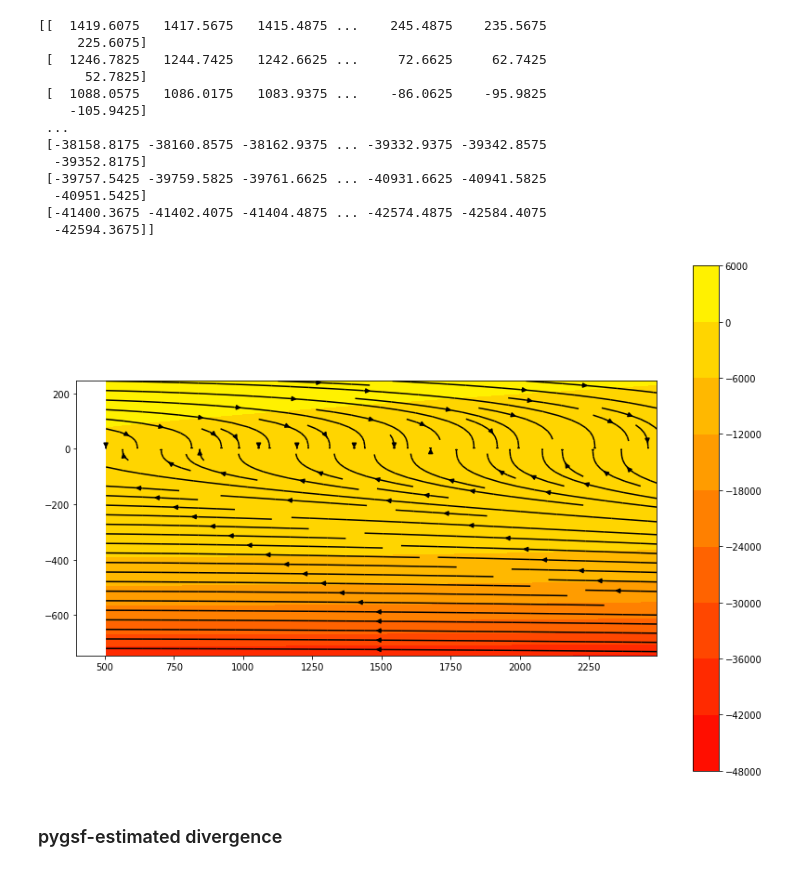
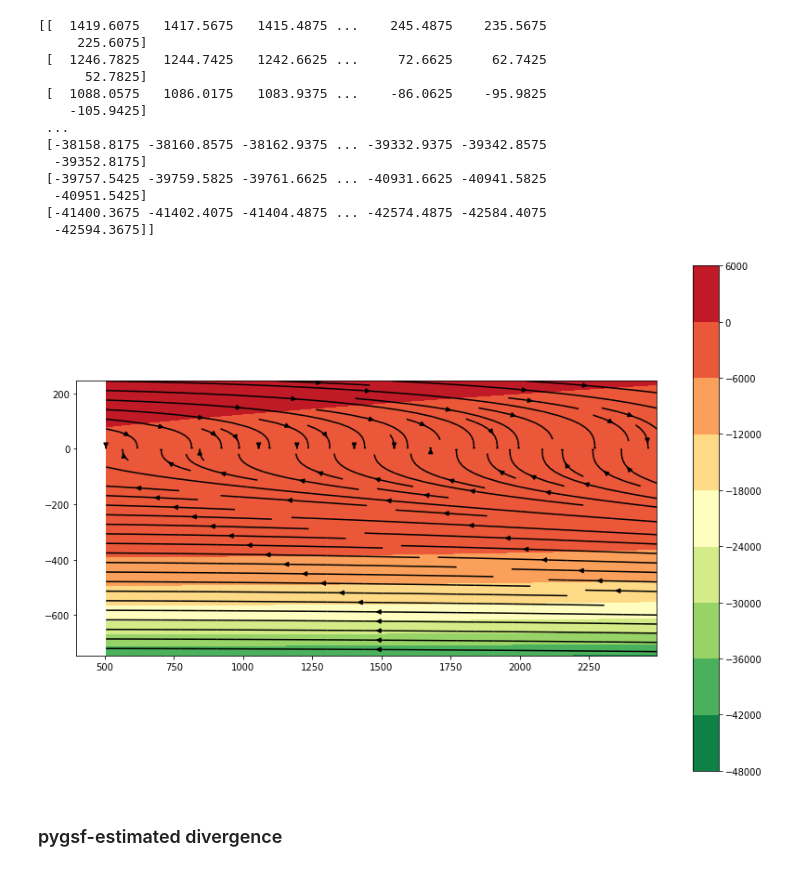
Before and after one commit to mauroalberti/VectorFieldCalc, a Jupyter notebook: pygsf/docs/notebooks/Fields - divergence, curl module and other vector field parameters.ipynb, the cells around one changed output. Cells and saved outputs as stored; diff of their text form; code cells hidden in the pictures.

```diff
--- a/pygsf/docs/notebooks/Fields - divergence, curl module and other vector field parameters.ipynb
+++ b/pygsf/docs/notebooks/Fields - divergence, curl module and other vector field parameters.ipynb
@@ -88,7 +92,7 @@ The above functions define the value of the cells, using the given x and y geogr
 # %% [markdown]
 ### vector field x-component
 # %%
-fx = array_from_function(
+fx1 = array_from_function(
     row_num=rows,
     col_num=cols,
     geotransform=gt1,
@@ -112,7 +116,7 @@ print(fx)
 # %% [markdown]
 ### vector field y-component
 # %%
-fy = array_from_function(
+fy1 = array_from_function(
     row_num=rows,
     col_num=cols,
     geotransform=gt1,
@@ -149,5 +153,5 @@ The magnitude is:
 # %%
 magn = magnitude_2D(
-    fld_x=fx,
-    fld_y=fy)
+    fld_x=fx1,
+    fld_y=fy1)
 # %%
@@ -204,20 +204,16 @@ print(theor_div)
  [-41400.3675 -41402.4075 -41404.4875 ... -42574.4875 -42584.4075
   -42594.3675]]
 # %%
-# modified from:
-# https://scicomp.stackexchange.com/questions/18760/visually-appealing-ways-to-plot-singular-vector-fields-with-matplotlib-or-other
-# answer by: nicoguaro
-
 plt.figure(figsize=(14, 10))
 
-plt.contourf(X, Y, theor_div, cmap="autumn")
+plt.contourf(X, Y, theor_div, cmap="RdYlGn_r")
 plt.colorbar()
-plt.streamplot(X, Y, fx/magn, fy/magn, color="black")
+plt.streamplot(X, Y, fx1/magn, fy1/magn, color="black")
 plt.axis("image")
 
 plt.show()
 # %% [output]
-[figure, old version]
+[figure, new version]
 # %% [markdown]
 ### pygsf-estimated divergence
 # %% [markdown]
```
Also changed, not shown: parts of 73 cells of this notebook, 2 other files.
